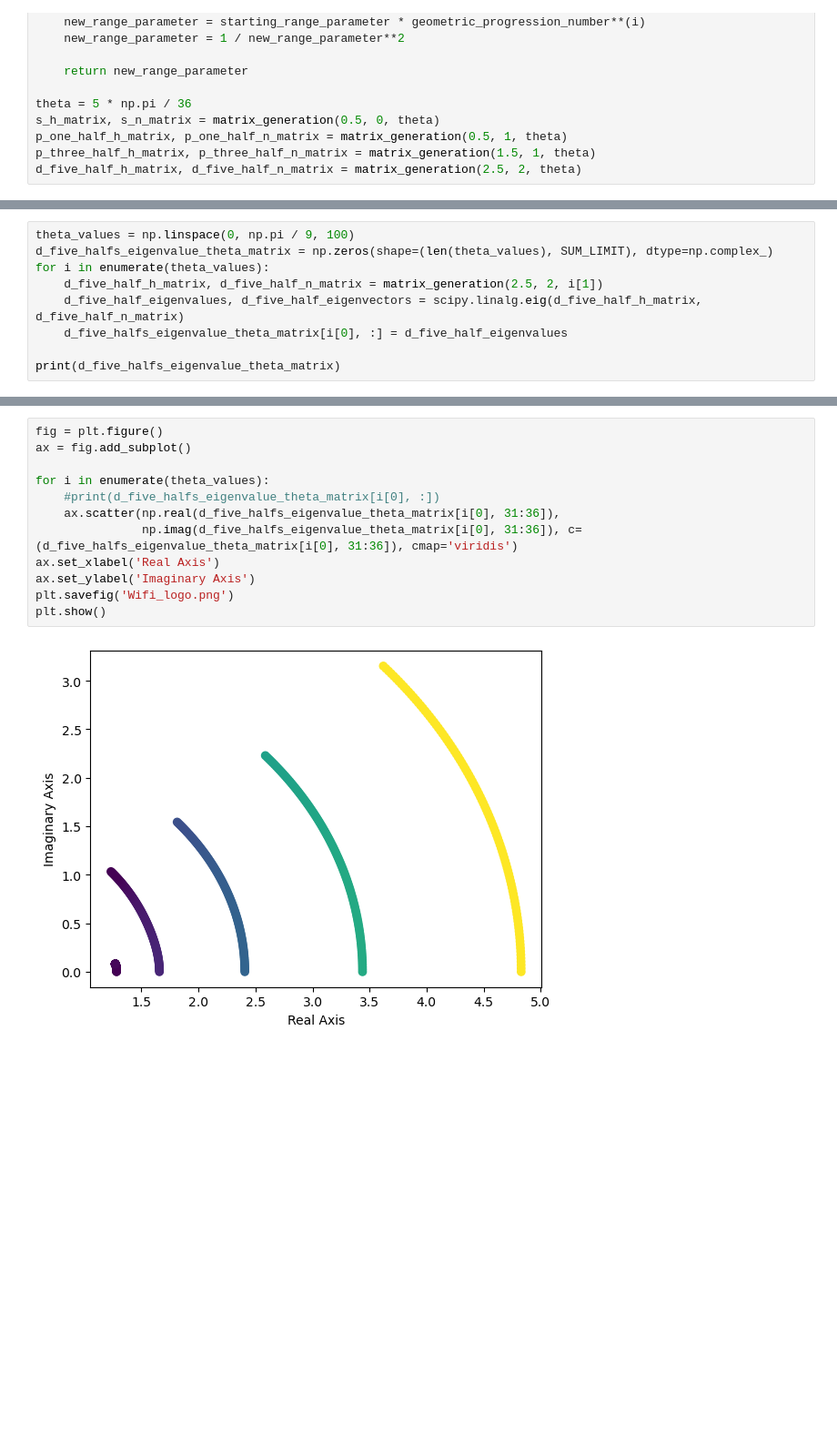
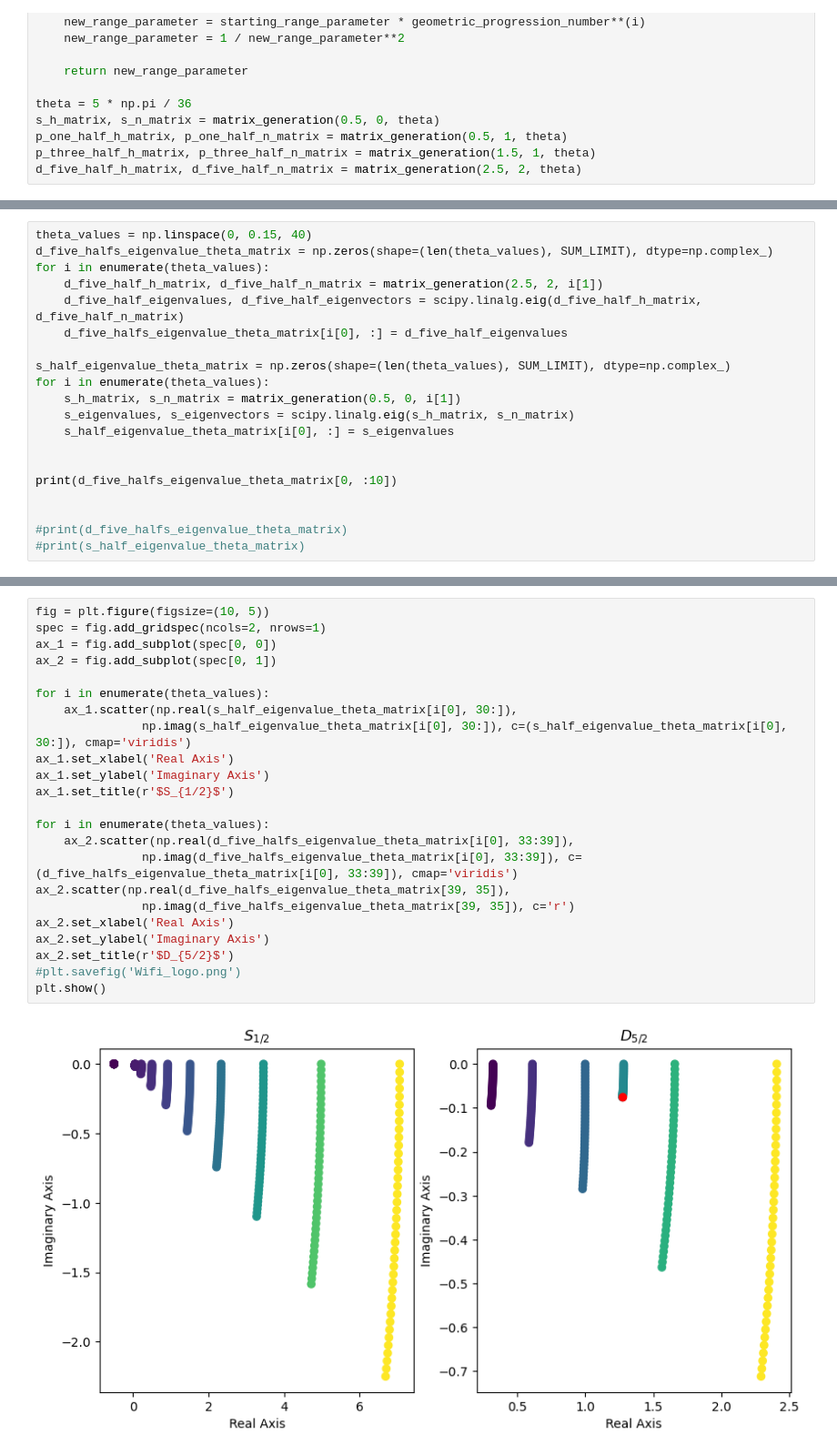
Before and after one commit to ellabeck03/halo-nuclei, a Jupyter notebook: Week 9/Complex Scaling Gaussians.ipynb, the cells around one changed output, grey strips where cells are left out. Shown: that part at 91% size. Saved outputs shown, nothing was run; the diff lists cells and outputs as text; blank space fills up the shorter version.

```diff
--- a/Week 9/Complex Scaling Gaussians.ipynb
+++ b/Week 9/Complex Scaling Gaussians.ipynb
@@ -292,10 +292,21 @@ The D 5/2 state eigenvalues are [4.52406440e+04+3.80158219e+04j 3.09161711e+04+2
 # %%
-theta_values = np.linspace(0, np.pi / 9, 100)
+theta_values = np.linspace(0, 0.15, 40)
 d_five_halfs_eigenvalue_theta_matrix = np.zeros(shape=(len(theta_values), SUM_LIMIT), dtype=np.complex_)
 for i in enumerate(theta_values):
     d_five_half_h_matrix, d_five_half_n_matrix = matrix_generation(2.5, 2, i[1])
     d_five_half_eigenvalues, d_five_half_eigenvectors = scipy.linalg.eig(d_five_half_h_matrix, d_five_half_n_matrix)
     d_five_halfs_eigenvalue_theta_matrix[i[0], :] = d_five_half_eigenvalues
 
-print(d_five_halfs_eigenvalue_theta_matrix)
+s_half_eigenvalue_theta_matrix = np.zeros(shape=(len(theta_values), SUM_LIMIT), dtype=np.complex_)
+for i in enumerate(theta_values):
+    s_h_matrix, s_n_matrix = matrix_generation(0.5, 0, i[1])
+    s_eigenvalues, s_eigenvectors = scipy.linalg.eig(s_h_matrix, s_n_matrix)
+    s_half_eigenvalue_theta_matrix[i[0], :] = s_eigenvalues
+
+
+print(d_five_halfs_eigenvalue_theta_matrix[0, :10])
+
+
+#print(d_five_halfs_eigenvalue_theta_matrix)
+#print(s_half_eigenvalue_theta_matrix)
 # %% [output]
@@ -321,14 +341,25 @@ print(d_five_halfs_eigenvalue_theta_matrix)
 # %%
-fig = plt.figure()
-ax = fig.add_subplot()
+fig = plt.figure(figsize=(10, 5))
+spec = fig.add_gridspec(ncols=2, nrows=1)
+ax_1 = fig.add_subplot(spec[0, 0])
+ax_2 = fig.add_subplot(spec[0, 1])
 
 for i in enumerate(theta_values):
-    #print(d_five_halfs_eigenvalue_theta_matrix[i[0], :])
-    ax.scatter(np.real(d_five_halfs_eigenvalue_theta_matrix[i[0], 31:36]),
-               np.imag(d_five_halfs_eigenvalue_theta_matrix[i[0], 31:36]), c=(d_five_halfs_eigenvalue_theta_matrix[i[0], 31:36]), cmap='viridis')
-ax.set_xlabel('Real Axis')
-ax.set_ylabel('Imaginary Axis')
-plt.savefig('Wifi_logo.png')
+    ax_1.scatter(np.real(s_half_eigenvalue_theta_matrix[i[0], 30:]),
+               np.imag(s_half_eigenvalue_theta_matrix[i[0], 30:]), c=(s_half_eigenvalue_theta_matrix[i[0], 30:]), cmap='viridis')
+ax_1.set_xlabel('Real Axis')
+ax_1.set_ylabel('Imaginary Axis')
+ax_1.set_title(r'$S_{1/2}$')
+
+for i in enumerate(theta_values):
+    ax_2.scatter(np.real(d_five_halfs_eigenvalue_theta_matrix[i[0], 33:39]),
+               np.imag(d_five_halfs_eigenvalue_theta_matrix[i[0], 33:39]), c=(d_five_halfs_eigenvalue_theta_matrix[i[0], 33:39]), cmap='viridis')
+ax_2.scatter(np.real(d_five_halfs_eigenvalue_theta_matrix[39, 35]),
+               np.imag(d_five_halfs_eigenvalue_theta_matrix[39, 35]), c='r')
+ax_2.set_xlabel('Real Axis')
+ax_2.set_ylabel('Imaginary Axis')
+ax_2.set_title(r'$D_{5/2}$')
+#plt.savefig('Wifi_logo.png')
 plt.show()
 # %% [output]
-[figure, old version]
+[figure, new version]
```
Also changed, not shown: parts of 8 cells of this notebook.
